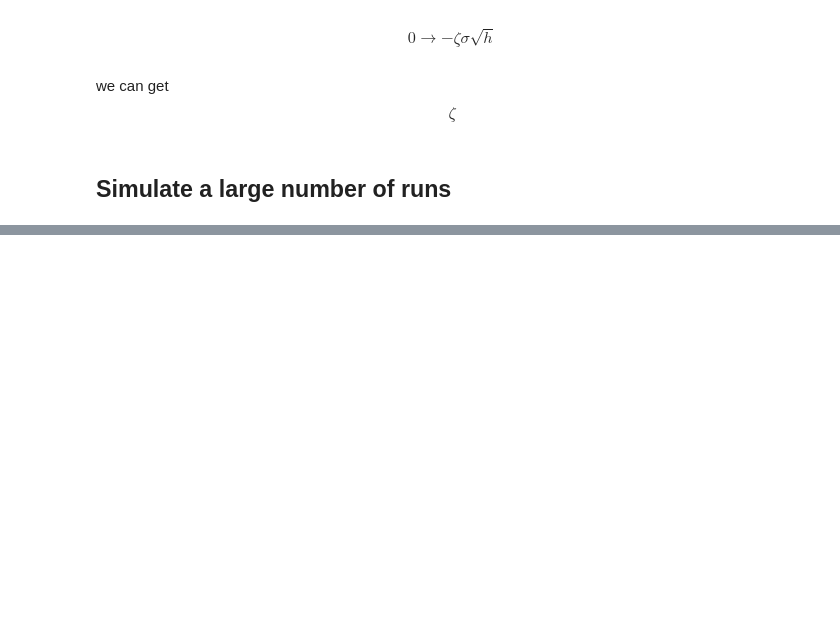
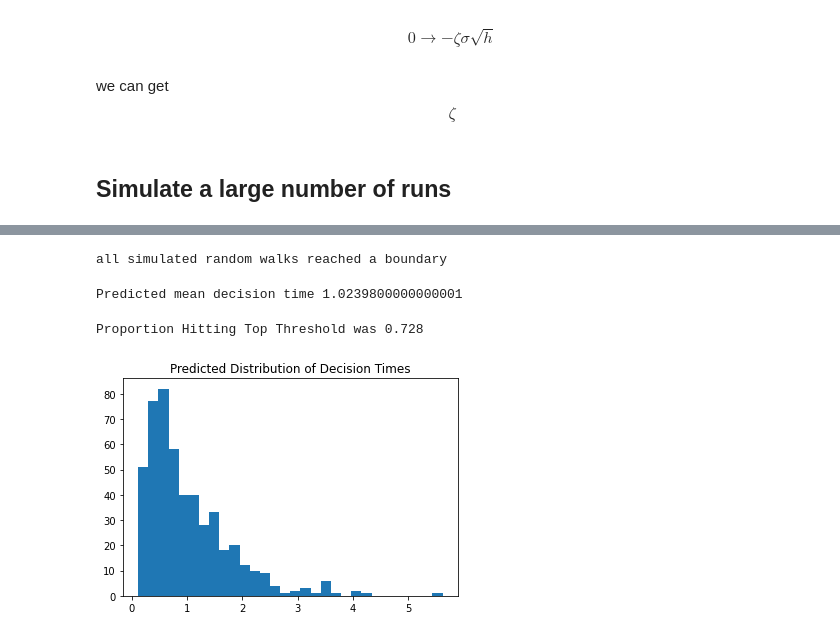
Before and after one commit to junfang219/sequentialSampling, a Jupyter notebook: Simulating the drift diffusion model.ipynb, the cells around one changed output, grey strips where cells are left out. Cells and saved outputs as stored; diff of their text form; code cells hidden in the pictures; blank space fills up the shorter version.

```diff
--- a/Simulating the drift diffusion model.ipynb
+++ b/Simulating the drift diffusion model.ipynb
@@ -75,7 +78,8 @@ nd = 500 # number of simulated random walks
 reallylargenumber = int(7/(h*delta/sigma))  # to make sure all the simulated random walks will reach a threshold we make sure we generate enough randomnumbers
 giantRY = np.random.randn(nd, reallylargenumber) # to generate the evidence samples we will generate a matrix of nd x reallylargenumber
 y = delta*h+(sigma*h**.5)*giantRY # this matrix represents the random samples of evidence at each time point that we will accumulate to simulate the drift diffusion process
-#y = [np.zeros((nd,1))+z, y] # add a start point
-# L = np.cumsum(y, axis=1) # accumulate (cumulative sum) the information across the columns to reprsent Accumulated evidence
+y = np.concatenate((np.zeros((nd,1))+z, y),axis=1) # add a start point as the first element in each row
+L = np.cumsum(y, axis=1) # accumulate (cumulative sum) the information across the columns to reprsent Accumulated evidence
 # %%
-y
+# get all the row and column indexes for the accumulated evidene that exceeds the thresholds.
+exceeds_index = np.argwhere((L>=alpha) | (L<=0) )
@@ -115,0 +89,37 @@ nd
+# %%
+if len(ur) < nd:
+    print(nd - len(ur), "simulated random walks did not reach a boundary")
+else:
+    print("all simulated random walks reached a boundary")
+# %% [output]
+all simulated random walks reached a boundary
+# %%
+# get the index of the first element that hits the boundary for each simulated walk
+first_exceed = [exceeds_index[0].tolist()]
+for i in range(1, exceeds_index.shape[0]):
+    if exceeds_index[i,0] != exceeds_index[i-1,0]:
+        first_exceed.append(exceeds_index[i].tolist())
+# %%
+# get the decision time to hit the boundary
+decisionTime=[]
+for i in first_exceed:
+    decisionTime.append(i[1]*h)
+print("Predicted mean decision time", np.mean(decisionTime))
+# %% [output]
+Predicted mean decision time 1.0239800000000001
+# %%
+# which threshold hit
+whichThreshold = []
+choice = []
+for i in first_exceed:
+    whichThreshold.append(L[i[0]][i[1]])
+    choice.append(L[i[0]][i[1]] >= alpha)
+print("Proportion Hitting Top Threshold was", np.mean(choice))
+# %% [output]
+Proportion Hitting Top Threshold was 0.728
+# %%
+plt.hist(decisionTime,30);
+plt.title('Predicted Distribution of Decision Times')
+plt.show()
+# %% [output]
+[figure, added]
```
Also changed, not shown: parts of 20 cells of this notebook, 1 other file.
